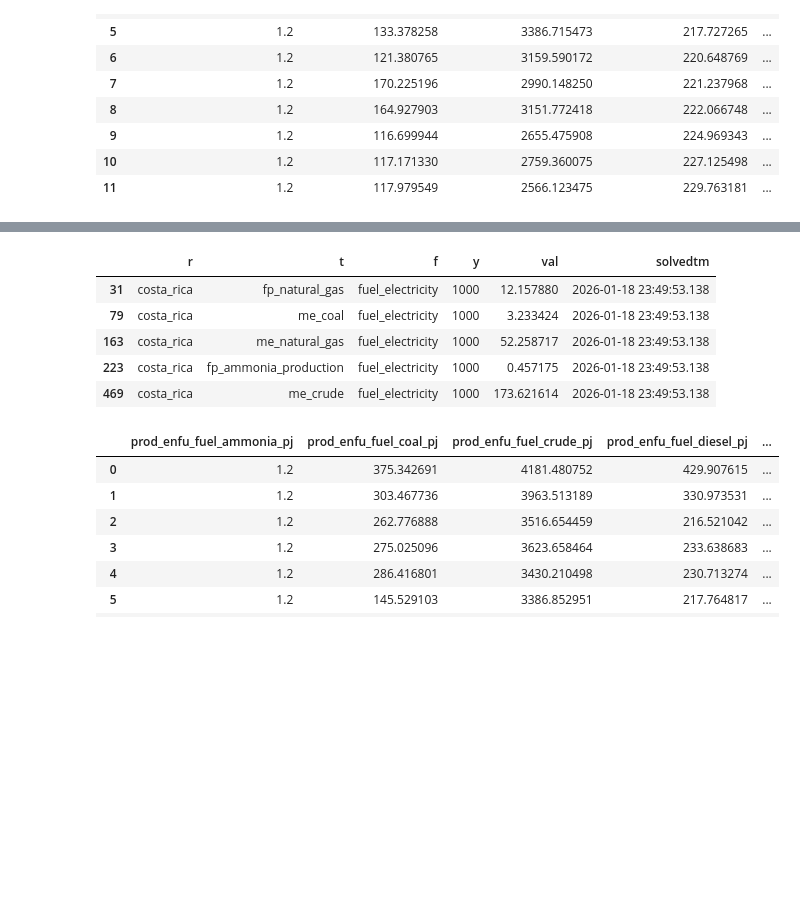
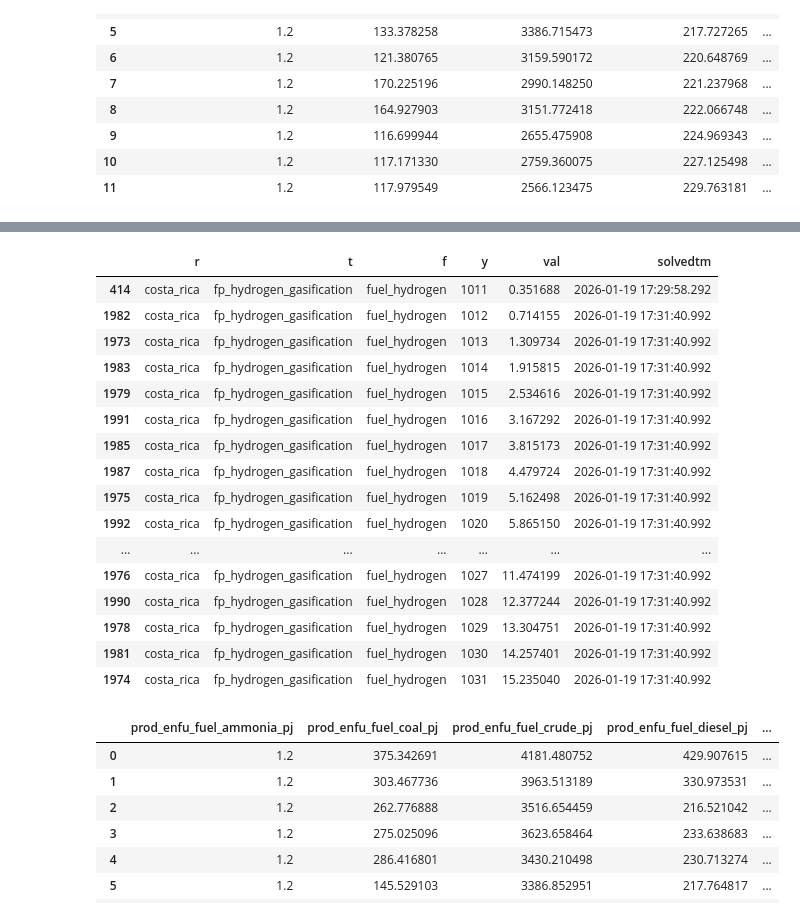
Before and after one commit to jcsyme/sisepuede_region_nbs, a Jupyter notebook: mexico/mexico_manager_with_iea.ipynb, the cells around one changed output, grey strips where cells are left out. Drawn from its saved outputs; the diff is of its cells as text; code cells hidden in the pictures; blank space fills up the shorter version.

```diff
--- a/mexico/mexico_manager_with_iea.ipynb
+++ b/mexico/mexico_manager_with_iea.ipynb
@@ -1521,18 +1453,30 @@ import sqlalchemy
 
 engine = sqlalchemy.create_engine(f"sqlite:///{models.fp_nemomod_temp_sqlite_db}")
 # %%
-df_production_by_technology = squ.sql_table_to_df(engine, "vusebytechnologyannual")
+df_production_by_technology = squ.sql_table_to_df(engine, "vproductionbytechnologyannual")
 df_production_by_technology[
-    df_production_by_technology["f"].isin(["fuel_electricity"])
-    & df_production_by_technology["y"].isin(["1000"])
-]
+    df_production_by_technology["f"].isin(["fuel_hydrogen"]) &
+    df_production_by_technology["t"].isin(["fp_hydrogen_gasification"])
+    #& df_production_by_technology["y"].isin(["1000"])
+].sort_values(by = ["t", "y"])
 # %% [output]
 |  | r | t | f | y | val | solvedtm |
-| 31 | costa_rica | fp_natural_gas | fuel_electricity | 1000 | 12.157880 | 2026-01-18 23:49:53.138 |
-| 79 | costa_rica | me_coal | fuel_electricity | 1000 | 3.233424 | 2026-01-18 23:49:53.138 |
-| 163 | costa_rica | me_natural_gas | fuel_electricity | 1000 | 52.258717 | 2026-01-18 23:49:53.138 |
-| 223 | costa_rica | fp_ammonia_production | fuel_electricity | 1000 | 0.457175 | 2026-01-18 23:49:53.138 |
-| 469 | costa_rica | me_crude | fuel_electricity | 1000 | 173.621614 | 2026-01-18 23:49:53.138 |
+| 414 | costa_rica | fp_hydrogen_gasification | fuel_hydrogen | 1011 | 0.351688 | 2026-01-19 17:29:58.292 |
+| 1982 | costa_rica | fp_hydrogen_gasification | fuel_hydrogen | 1012 | 0.714155 | 2026-01-19 17:31:40.992 |
+| 1973 | costa_rica | fp_hydrogen_gasification | fuel_hydrogen | 1013 | 1.309734 | 2026-01-19 17:31:40.992 |
+| 1983 | costa_rica | fp_hydrogen_gasification | fuel_hydrogen | 1014 | 1.915815 | 2026-01-19 17:31:40.992 |
+| 1979 | costa_rica | fp_hydrogen_gasification | fuel_hydrogen | 1015 | 2.534616 | 2026-01-19 17:31:40.992 |
+| 1991 | costa_rica | fp_hydrogen_gasification | fuel_hydrogen | 1016 | 3.167292 | 2026-01-19 17:31:40.992 |
+| 1985 | costa_rica | fp_hydrogen_gasification | fuel_hydrogen | 1017 | 3.815173 | 2026-01-19 17:31:40.992 |
+| 1987 | costa_rica | fp_hydrogen_gasification | fuel_hydrogen | 1018 | 4.479724 | 2026-01-19 17:31:40.992 |
+| 1975 | costa_rica | fp_hydrogen_gasification | fuel_hydrogen | 1019 | 5.162498 | 2026-01-19 17:31:40.992 |
+| 1992 | costa_rica | fp_hydrogen_gasification | fuel_hydrogen | 1020 | 5.865150 | 2026-01-19 17:31:40.992 |
+| ... | ... | ... | ... | ... | ... | ... |
+| 1976 | costa_rica | fp_hydrogen_gasification | fuel_hydrogen | 1027 | 11.474199 | 2026-01-19 17:31:40.992 |
+| 1990 | costa_rica | fp_hydrogen_gasification | fuel_hydrogen | 1028 | 12.377244 | 2026-01-19 17:31:40.992 |
+| 1978 | costa_rica | fp_hydrogen_gasification | fuel_hydrogen | 1029 | 13.304751 | 2026-01-19 17:31:40.992 |
+| 1981 | costa_rica | fp_hydrogen_gasification | fuel_hydrogen | 1030 | 14.257401 | 2026-01-19 17:31:40.992 |
+| 1974 | costa_rica | fp_hydrogen_gasification | fuel_hydrogen | 1031 | 15.235040 | 2026-01-19 17:31:40.992 |
 # %%
 matt.get_variable(mod.modvar_enfu_production_fuel).get_from_dataframe(
     df_projected_candidate
```
Also changed, not shown: parts of 11 cells of this notebook, 3 other files.
